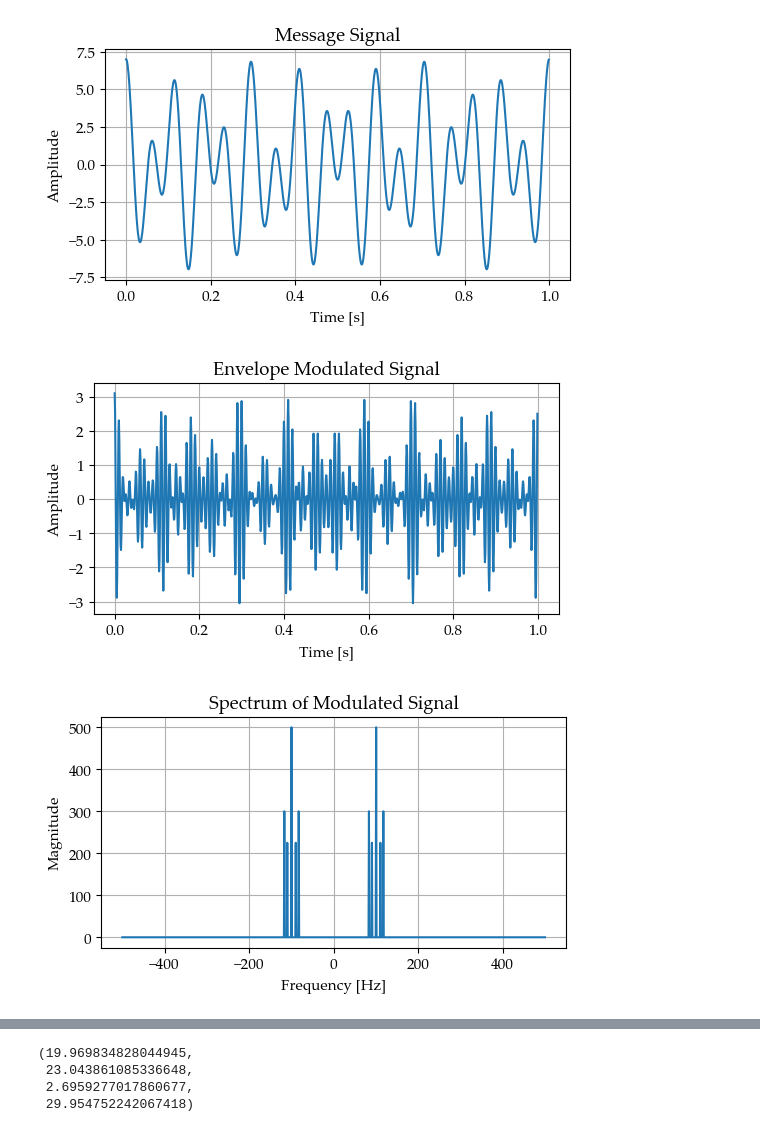
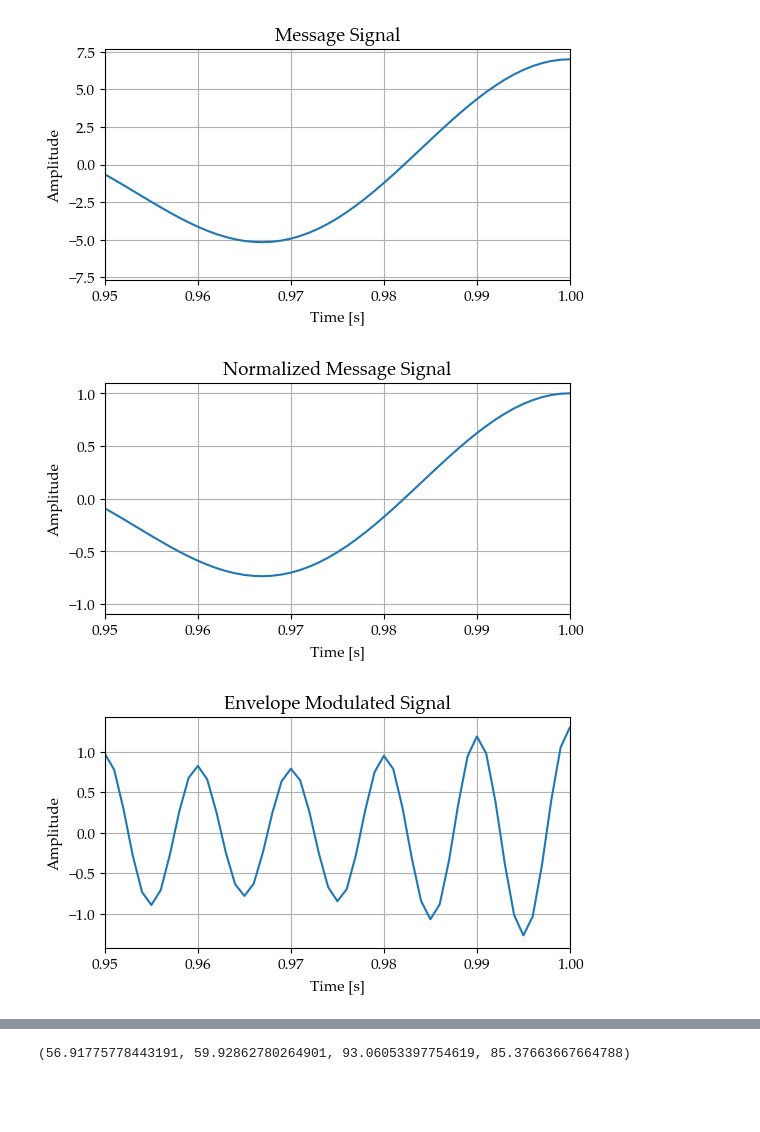
Before and after one commit to martinz2002/ece459-project-fa23-zjui, a Jupyter notebook: project_main/final_project.ipynb, the cells around one changed output, grey strips where cells are left out. Cells and saved outputs as stored; diff of their text form; code cells hidden in the pictures; blank space fills up the shorter version.

```diff
--- a/project_main/final_project.ipynb
+++ b/project_main/final_project.ipynb
@@ -1,8 +1,9 @@
 # %%
 import numpy as np
 import matplotlib.pyplot as plt
-from scipy.signal import hilbert
+from scipy.signal import hilbert, butter, filtfilt
 from scipy.fftpack import fft, fftshift
+from scipy.io import wavfile
 
 plt.rcParams['font.family'] = 'Palatino Linotype'
 plt.rcParams['font.size'] = 11
@@ -27,60 +28,83 @@ t = np.arange(0, duration, 1/fs)  # Time vector
 
 # 1. Generate Sinusoidal Message Signal
 message = A1 * np.cos(2 * np.pi * fm1 * t + 2 * np.pi * phi1) + A2 * np.cos(2 * np.pi * fm2 * t + 2 * np.pi * phi2)
+# fs, message = wavfile.read('audio.wav')
+# t = np.arange(0, len(message)/fs, 1/fs)
+# fc = 20000
 
 # 2. Perform Envelope Modulation
 carrier = np.cos(2 * np.pi * fc * t)
-modulated_signal = (1 + mod_index * message) * carrier
+message_normalized = message / np.max(np.abs(message))
+modulated_signal = (1 + mod_index * message_normalized) * carrier
 
 # 3. Add AWGN Noise
-noise_power = 0.01  # Noise power
+noise_power = 0.000001  # Noise power
 noise = np.sqrt(noise_power) * np.random.normal(size=len(t))
 noisy_signal = modulated_signal + noise
 
 # 4. Envelope Detection
 envelope = np.abs(hilbert(noisy_signal))
+
+# b, a = butter(4, 8000, 'low', fs=fs)
+# envelope = filtfilt(b, a, np.abs(noisy_signal))
+
 envelope_no_offset = envelope - np.mean(envelope)  # Remove DC offset
 envelope_normalized = envelope_no_offset / np.max(np.abs(envelope_no_offset)) * np.max(np.abs(message))  # Normalize
 
 # 5. Plotting
-
 # plot the message signal
 plt.figure()
 plt.plot(t, message)
 plt.title('Message Signal')
 plt.xlabel('Time [s]')
+plt.xlim([0.95, 1])
+plt.ylabel('Amplitude')
+
+# plot normalized message signal
+plt.figure()
+plt.plot(t, message_normalized)
+plt.title('Normalized Message Signal')
+plt.xlabel('Time [s]')
+plt.xlim([0.95, 1])
 plt.ylabel('Amplitude')
 
 # Plot the envelope modulated signal
 plt.figure()
 plt.plot(t, modulated_signal)
 plt.title('Envelope Modulated Signal')
 plt.xlabel('Time [s]')
+plt.xlim([0.95, 1])
 plt.ylabel('Amplitude')
 
 # Plot the spectrum
 plt.figure()
 f = np.linspace(-fs/2, fs/2, len(t))
 modulated_spectrum = fftshift(fft(modulated_signal))
 plt.plot(f, np.abs(modulated_spectrum))
 plt.title('Spectrum of Modulated Signal')
 plt.xlabel('Frequency [Hz]')
+
 plt.ylabel('Magnitude')
 
-# Plot the envelope-detected signal before low-pass filtering
+# Plot the envelope-detected signal after low-pass filtering
 plt.figure()
+plt.plot(t, envelope_normalized, label='Normalized Envelope')
 plt.plot(t, message, label='Message')
-plt.plot(t, envelope_normalized, label='Normalized Envelope')
 plt.title('Envelope-Detected Signal')
 plt.xlabel('Time [s]')
+plt.xlim([0.95, 1])
 plt.ylabel('Amplitude')
 plt.tight_layout()
 plt.legend()
 plt.show()
 
+
+# write the demodulated signal to a wav file as int16
+wavfile.write('am_demodulated.wav', fs, envelope_normalized.astype(np.int16))
+
 # SNR calculation and comparison will be done next.
-modulated_signal, noisy_signal, envelope, modulated_spectrum
+# modulated_signal, noisy_signal, envelope, modulated_spectrum
 # %% [output]
-[figure, old version]
+[figure, new version]
-[figure, old version]
+[figure, new version]
-[figure, old version]
+[figure, new version]
@@ -117,16 +125,18 @@ pre_detection_snr = snr(modulated_signal, noise)
 post_detection_snr = snr(envelope, noise)
 
 # Theoretical SNR
+#?? 这个关系是怎么出来的？？？书上说1.5倍的关系仅适用于Suppress Carrier的AM，这里使用了Envelope Modulation
 # For AM, theoretical SNR post-detection is (1.5 * modulation_index^2) times the pre-detection SNR
-theoretical_snr_low = 1.5 * (mod_index**2) * pre_detection_snr
+theoretical_snr_low = 1.5 * (1+mod_index**2) * pre_detection_snr #??
 theoretical_snr_high = 1.5 * pre_detection_snr  # For high modulation index close to 1
 
+# theoretical_snr_textbook =
+
 pre_detection_snr, post_detection_snr, theoretical_snr_low, theoretical_snr_high
+
+#todo: 可以打一个SNR-Noise Power的图，看看SNR和Noise Power的关系
 # %% [output]
-(19.969834828044945,
- 23.043861085336648,
- 2.6959277017860677,
- 29.954752242067418)
+(56.91775778443191, 59.92862780264901, 93.06053397754619, 85.37663667664788)
 # %%
 from scipy.signal import butter, lfilter, freqz, hilbert
 
```
Also changed, not shown: parts of 3 cells of this notebook, 12 other files.
